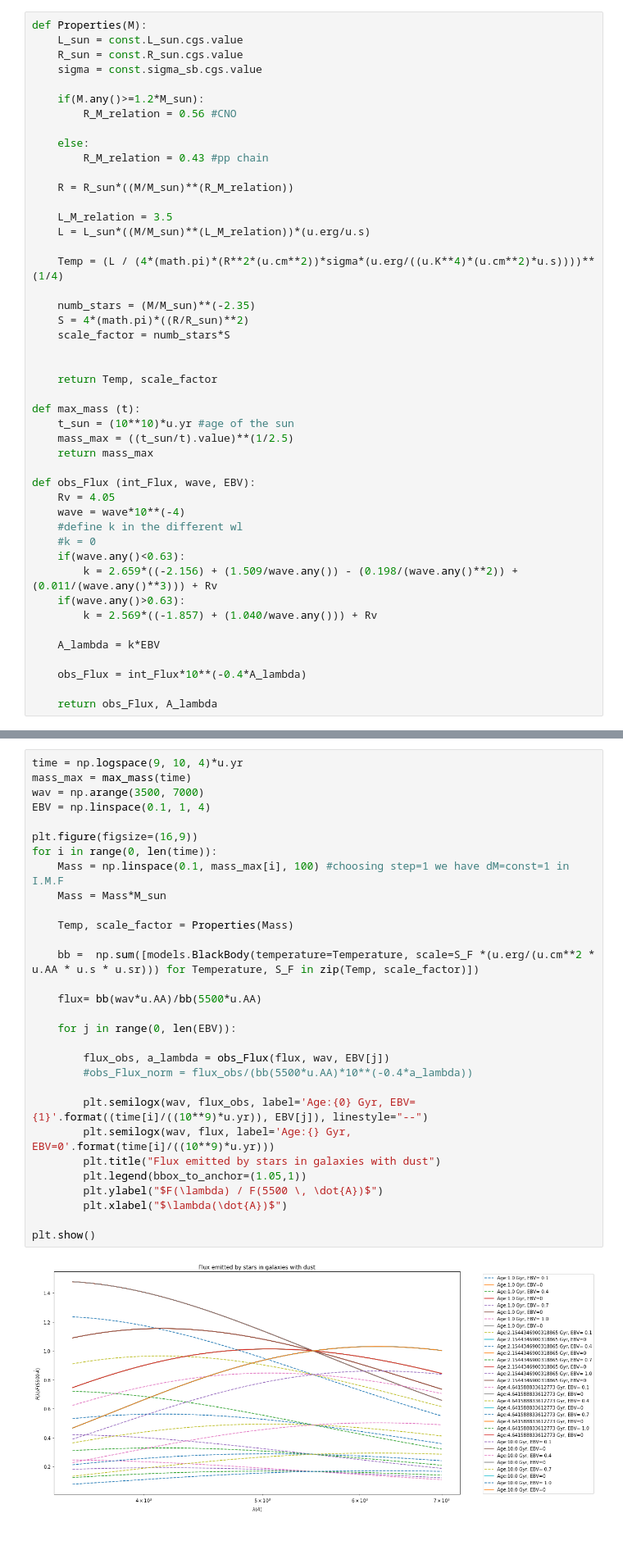
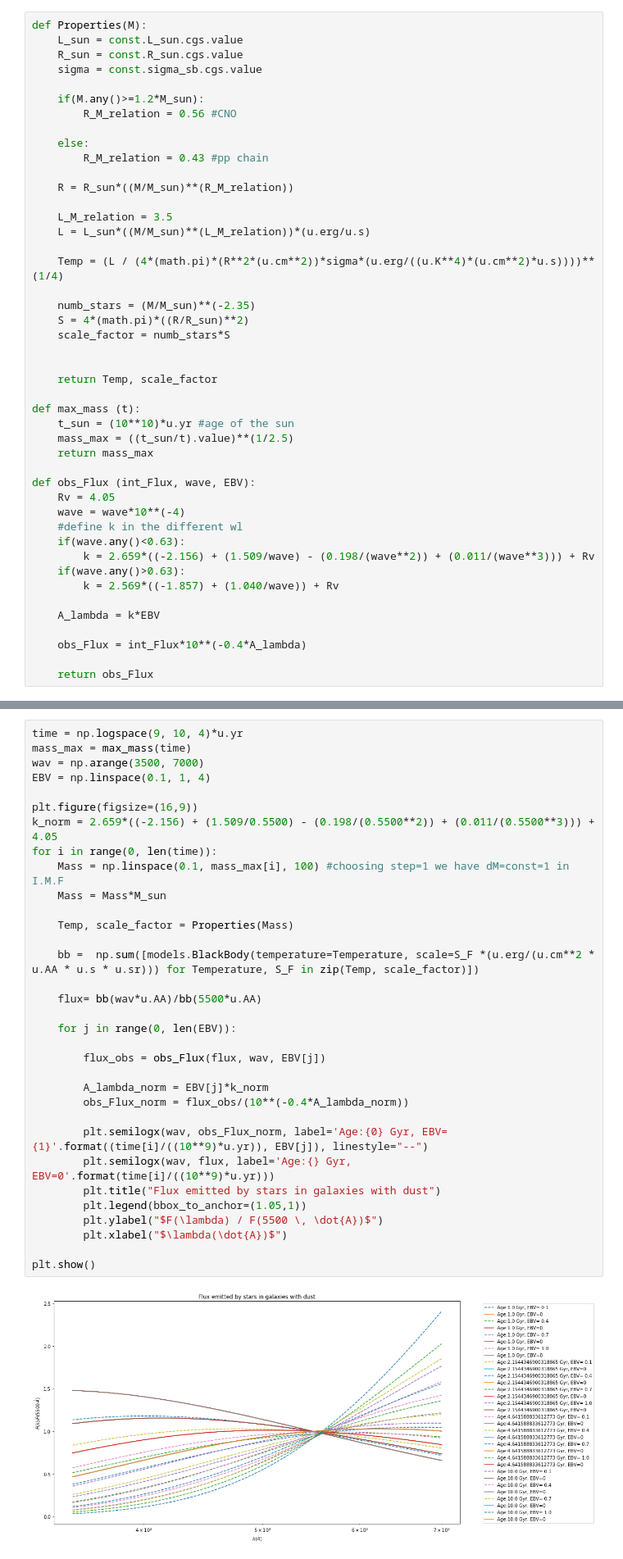
Before and after one commit to ludovicobizzarri/Laboratory-of-Data-Analysis, a Jupyter notebook: LabLesson2.ipynb, the cells around one changed output, grey strips where cells are left out. Shown at 82% size. Cells and saved outputs as stored; diff of their text form.

```diff
--- a/LabLesson2.ipynb
+++ b/LabLesson2.ipynb
@@ -74,17 +74,16 @@ def obs_Flux (int_Flux, wave, EBV):
     Rv = 4.05
     wave = wave*10**(-4)
     #define k in the different wl
-    #k = 0
     if(wave.any()<0.63):
-        k = 2.659*((-2.156) + (1.509/wave.any()) - (0.198/(wave.any()**2)) + (0.011/(wave.any()**3))) + Rv
+        k = 2.659*((-2.156) + (1.509/wave) - (0.198/(wave**2)) + (0.011/(wave**3))) + Rv
     if(wave.any()>0.63):
-        k = 2.569*((-1.857) + (1.040/wave.any())) + Rv
+        k = 2.569*((-1.857) + (1.040/wave)) + Rv
 
     A_lambda = k*EBV
 
     obs_Flux = int_Flux*10**(-0.4*A_lambda)
 
-    return obs_Flux, A_lambda
+    return obs_Flux
 # %% [markdown]
 # Emission of stars
 # %%
@@ -119,33 +118,36 @@ We can relax the assumption of perfect black body emission from stars
 # %%
 time = np.logspace(9, 10, 4)*u.yr
 mass_max = max_mass(time)
 wav = np.arange(3500, 7000)
 EBV = np.linspace(0.1, 1, 4)
 
 plt.figure(figsize=(16,9))
+k_norm = 2.659*((-2.156) + (1.509/0.5500) - (0.198/(0.5500**2)) + (0.011/(0.5500**3))) + 4.05
 for i in range(0, len(time)):
     Mass = np.linspace(0.1, mass_max[i], 100) #choosing step=1 we have dM=const=1 in I.M.F
     Mass = Mass*M_sun
 
     Temp, scale_factor = Properties(Mass)
 
     bb =  np.sum([models.BlackBody(temperature=Temperature, scale=S_F *(u.erg/(u.cm**2 * u.AA * u.s * u.sr))) for Temperature, S_F in zip(Temp, scale_factor)])
 
     flux= bb(wav*u.AA)/bb(5500*u.AA)
 
     for j in range(0, len(EBV)):
 
-        flux_obs, a_lambda = obs_Flux(flux, wav, EBV[j])
-        #obs_Flux_norm = flux_obs/(bb(5500*u.AA)*10**(-0.4*a_lambda))
+        flux_obs = obs_Flux(flux, wav, EBV[j])
 
-        plt.semilogx(wav, flux_obs, label='Age:{0} Gyr, EBV= {1}'.format((time[i]/((10**9)*u.yr)), EBV[j]), linestyle="--")
+        A_lambda_norm = EBV[j]*k_norm
+        obs_Flux_norm = flux_obs/(10**(-0.4*A_lambda_norm))
+
+        plt.semilogx(wav, obs_Flux_norm, label='Age:{0} Gyr, EBV= {1}'.format((time[i]/((10**9)*u.yr)), EBV[j]), linestyle="--")
         plt.semilogx(wav, flux, label='Age:{} Gyr, EBV=0'.format(time[i]/((10**9)*u.yr)))
         plt.title("Flux emitted by stars in galaxies with dust")
         plt.legend(bbox_to_anchor=(1.05,1))
         plt.ylabel("$F(\lambda) / F(5500 \, \dot{A})$")
         plt.xlabel("$\lambda(\dot{A})$")
 
 plt.show()
 # %% [output]
-[figure, old version]
+[figure, new version]
 # %% [markdown]
```
Also changed, not shown: parts of 1 cell of this notebook.
